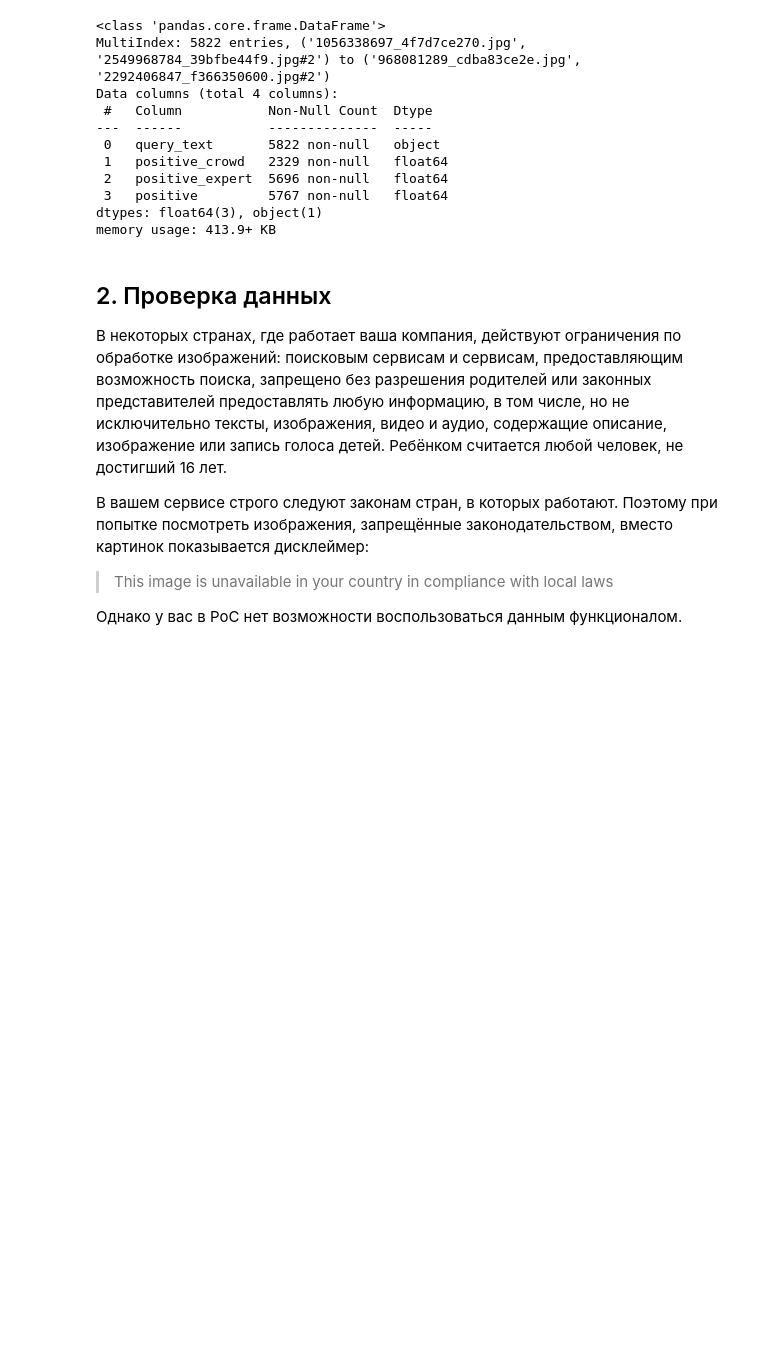
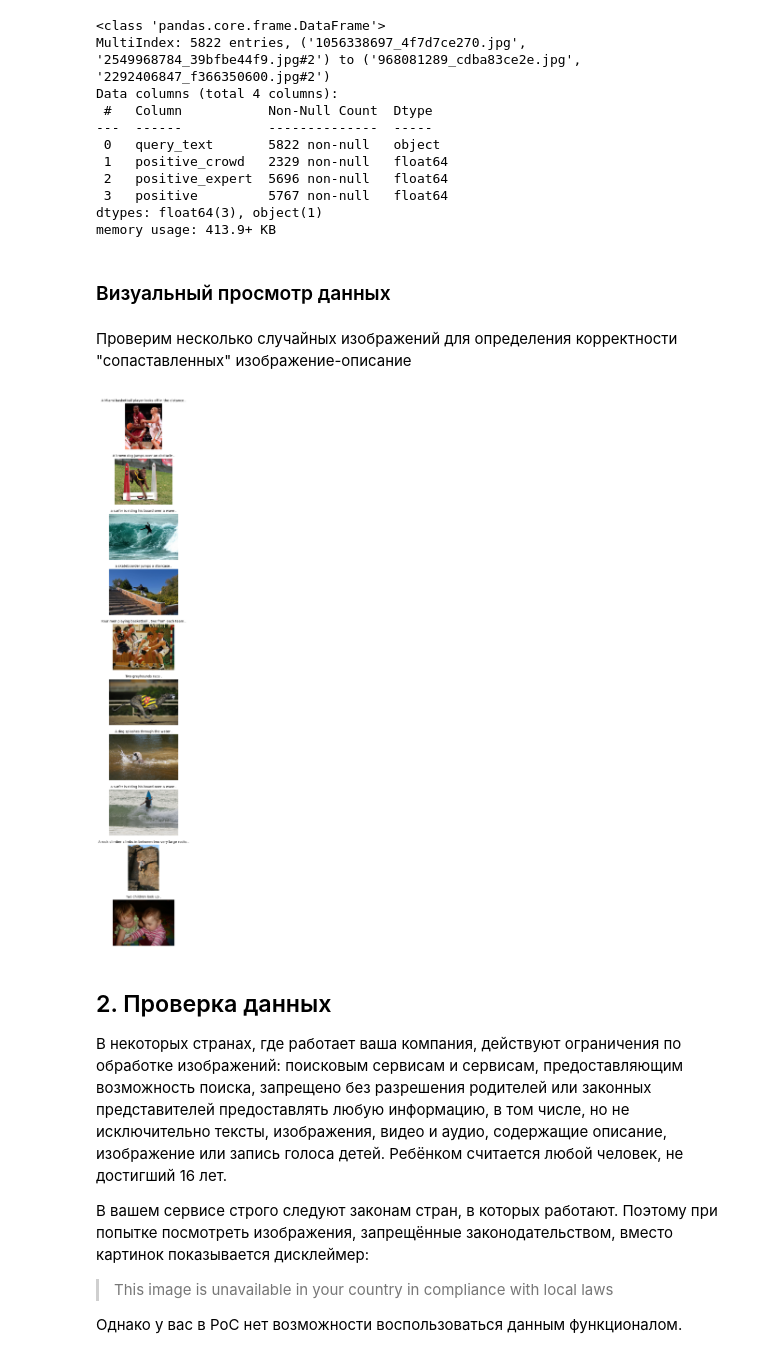
Before and after one commit to akrasnov87/project4, a Jupyter notebook: 7d06bc6b-1477-4e0b-b653-e8eb505aa175.ipynb, the cells around one changed output. Drawn from its saved outputs; the diff is of its cells as text; code cells hidden in the pictures; blank space fills up the shorter version.

```diff
--- a/7d06bc6b-1477-4e0b-b653-e8eb505aa175.ipynb
+++ b/7d06bc6b-1477-4e0b-b653-e8eb505aa175.ipynb
@@ -101,6 +106,9 @@ OUT_FILE=os.path.exists(ROOT_FOLDER + '.zip')
 TRAIN_IMAGE_FOLDER=ROOT_FOLDER + '/to_upload/train_images'
 TEST_IMAGE_FOLDER=ROOT_FOLDER + '/to_upload/test_images'
 RANDOM_STATE=12345
+# максимальное количество примеров
+MAX_SAMPLE = 10
+# папка для хранения временных данных
 TMP='./cache'
 # %%
 # cjplаём временный каталог
@@ -368,6 +378,54 @@ Data columns (total 4 columns):
  3   positive         5767 non-null   float64
 dtypes: float64(3), object(1)
 memory usage: 413.9+ KB
+# %% [markdown]
+### Визуальный просмотр данных
+# %% [markdown]
+Проверим несколько случайных изображений для определения корректности "сопаставленных" изображение-описание
+# %%
+# создадим специальную функцию, которая пригодится потом
+
+def image_show(images, titles=None, nums=None):
+    """
+    Функция для просмотра изображения
+
+    Параметры:
+    ----------
+    images: string[] - массив путей к изображениям
+    titles: string[] - заголовоки
+    nums: float[] - числовые показатели
+    """
+    fig = plt.figure(figsize=(10, len(images) * 3))
+
+    for i in range(len(images)):
+        fig.add_subplot(len(images), 1, i + 1)
+        img = Image.open(images[i])
+        if titles != None:
+            if nums != None:
+                if nums[i] == None:
+                    plt.title(f'\n{titles[i]}', fontsize = 10)
+                else:
+                    plt.title(f'\n{str(nums[i])}\n{titles[i]}', fontsize = 10)
+            else:
+                plt.title(f'\n{titles[i]}', fontsize = 10)
+        plt.axis('off')
+        plt.imshow(img)
+
+    plt.show()
+# %%
+visual_dataset = train_dataset[train_dataset['positive'] > 0.5].sample(MAX_SAMPLE).copy()
+visual_dataset.reset_index(inplace=True)
+
+images = []
+labels = []
+
+for i in range(visual_dataset.shape[0]):
+    images.append(f'{TRAIN_IMAGE_FOLDER}/{visual_dataset.iloc[i]["image"]}')
+    labels.append(visual_dataset.iloc[i]['query_text'])
+
+image_show(images, labels)
+# %% [output]
+[figure, added]
 # %% [markdown]
 ## 2. Проверка данных
 
```
Also changed, not shown: parts of 60 cells of this notebook.
